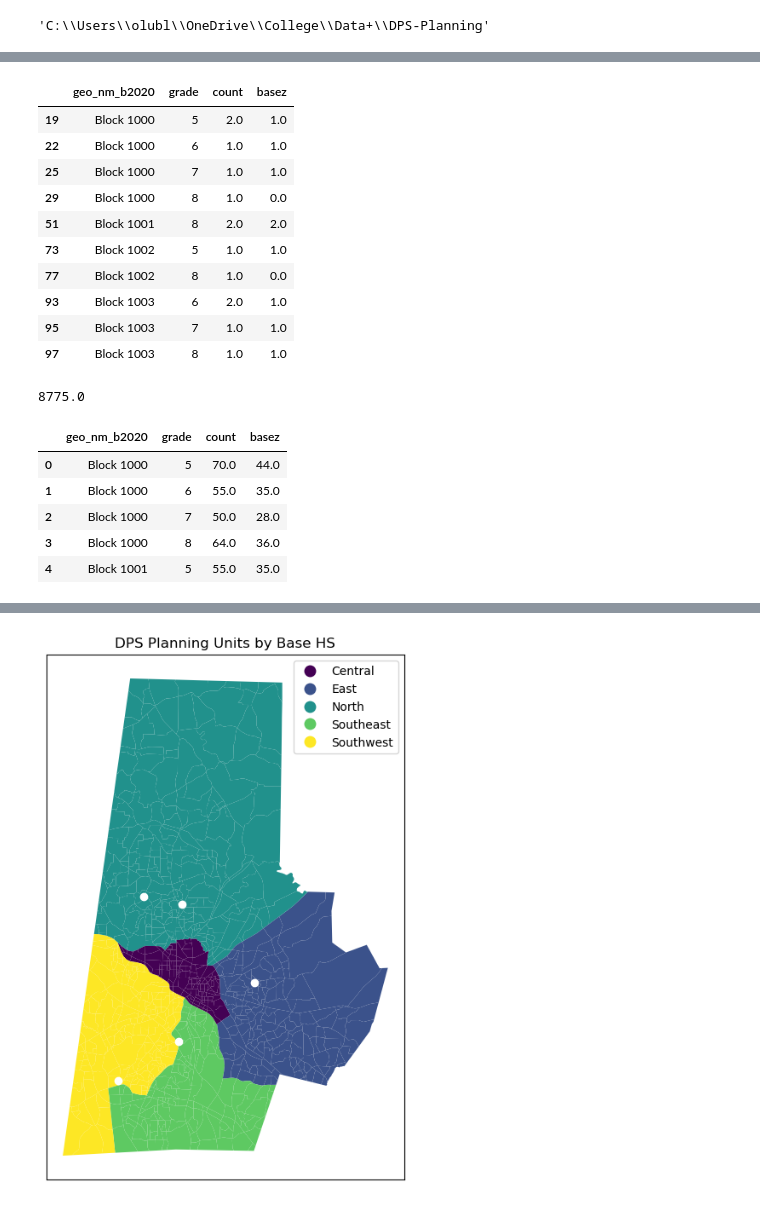
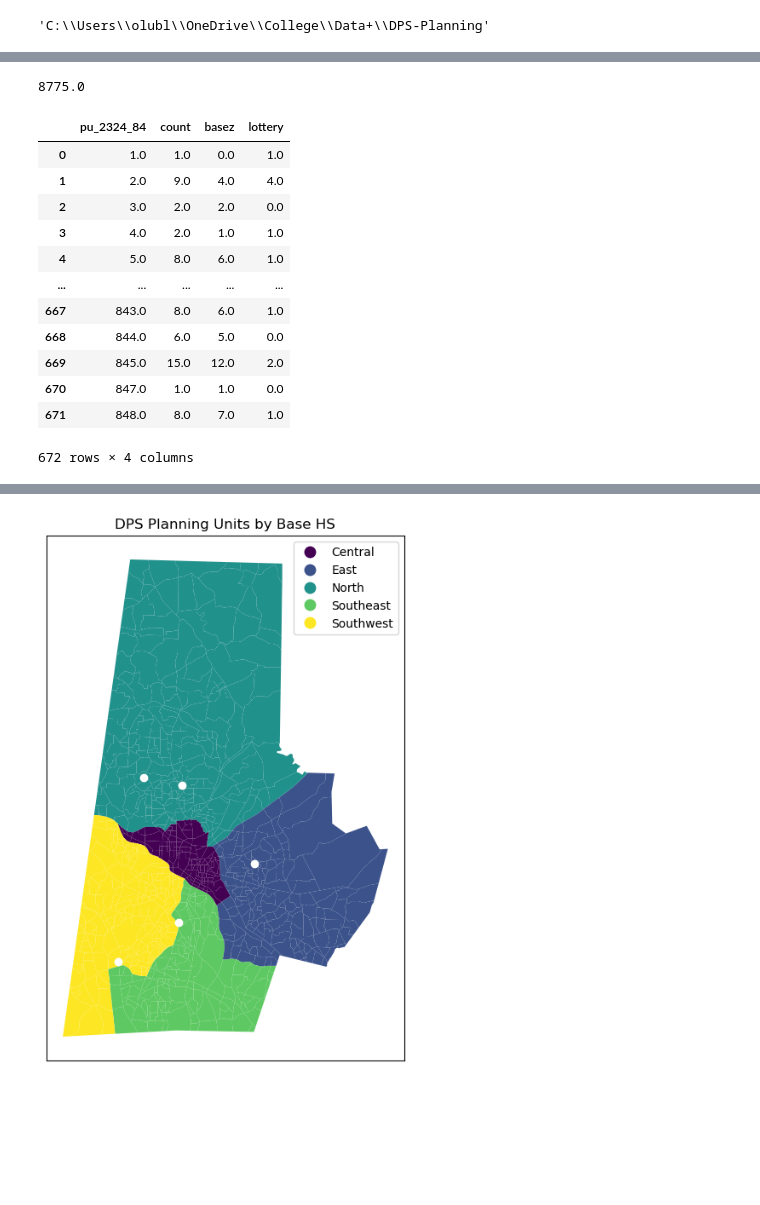
Before and after one commit to olublin/DPS-Planning, a Jupyter notebook: Base_Projection.ipynb, the cells around one changed output, grey strips where cells are left out. Drawn from its saved outputs; the diff is of its cells as text; code cells hidden in the pictures; blank space fills up the shorter version.

```diff
--- a/Base_Projection.ipynb
+++ b/Base_Projection.ipynb
@@ -12,8 +12,9 @@ os.getcwd()
 'C:\\Users\\olubl\\OneDrive\\College\\Data+\\DPS-Planning'
 # %%
 #loading in the current enrollment for only the 2024-25 school year
-current_enrollment = pd.read_csv(r'C:\\Users\\olubl\\OneDrive\\College\\Data+\\DPS-Planning\DPS_count_pu_grades.csv')
+current_enrollment = pd.read_csv(r'C:\\Users\\olubl\\OneDrive\\College\\Data+\\DPS-Planning\\marketshare_output_pu_2324_848_gr_2021_2425_long.csv')
 current_enrollment_2024 = current_enrollment[current_enrollment['year_str']=='2024-2025']
 current_enrollment_2024.head()
+current_enrollment_2024 = current_enrollment_2024.rename(columns = {'pu_2324_848':'pu_2324_84'})
 
 #current_enrollment['geo_id_b2020'].unique()
@@ -27,20 +21,7 @@ current_enrollment_2024.head()
 # %%
 #now we want to only show the 5th, 6th, 7th, and 8th grade - the grades that will be in high school in 2028-29
-mask = current_enrollment['grade'].isin([5,6,7,8])
-hs_2028 = current_enrollment_2024[mask].dropna()
-hs_2028 = hs_2028.drop(columns=['fall_year','spring_year','year_str','geo_id_b2020'])
-hs_2028.head(10)
+mask = current_enrollment_2024['grade'].isin([5,6,7,8])
+hs_2028 = current_enrollment_2024[mask]
+hs_2028 = hs_2028[['pu_2324_84','grade','year_str','count','basez','lottery']]
-# %% [output]
-|  | geo_nm_b2020 | grade | count | basez |
-| 19 | Block 1000 | 5 | 2.0 | 1.0 |
-| 22 | Block 1000 | 6 | 1.0 | 1.0 |
-| 25 | Block 1000 | 7 | 1.0 | 1.0 |
-| 29 | Block 1000 | 8 | 1.0 | 0.0 |
-| 51 | Block 1001 | 8 | 2.0 | 2.0 |
-| 73 | Block 1002 | 5 | 1.0 | 1.0 |
-| 77 | Block 1002 | 8 | 1.0 | 0.0 |
-| 93 | Block 1003 | 6 | 2.0 | 1.0 |
-| 95 | Block 1003 | 7 | 1.0 | 1.0 |
-| 97 | Block 1003 | 8 | 1.0 | 1.0 |
 # %%
 #merging identical rows to get student counts by block and grade
@@ -51,15 +31,22 @@ hs_2028[hs_2028['grade'].isin(ms)]['count'].sum()  #there are this many dps stud
 # %% [output]
 8775.0
-# %%
-hs_2028.head()
-#now use marketshare for projections
-# %% [output]
-|  | geo_nm_b2020 | grade | count | basez |
-| 0 | Block 1000 | 5 | 70.0 | 44.0 |
-| 1 | Block 1000 | 6 | 55.0 | 35.0 |
-| 2 | Block 1000 | 7 | 50.0 | 28.0 |
-| 3 | Block 1000 | 8 | 64.0 | 36.0 |
-| 4 | Block 1001 | 5 | 55.0 | 35.0 |
+# %%
+hs_2028_by_pu = hs_2028.groupby(by='pu_2324_84',as_index=False)[['count','basez','lottery']].sum()
+hs_2028_by_pu
+# %% [output]
+|  | pu_2324_84 | count | basez | lottery |
+| 0 | 1.0 | 1.0 | 0.0 | 1.0 |
+| 1 | 2.0 | 9.0 | 4.0 | 4.0 |
+| 2 | 3.0 | 2.0 | 2.0 | 0.0 |
+| 3 | 4.0 | 2.0 | 1.0 | 1.0 |
+| 4 | 5.0 | 8.0 | 6.0 | 1.0 |
+| ... | ... | ... | ... | ... |
+| 667 | 843.0 | 8.0 | 6.0 | 1.0 |
+| 668 | 844.0 | 6.0 | 5.0 | 0.0 |
+| 669 | 845.0 | 15.0 | 12.0 | 2.0 |
+| 670 | 847.0 | 1.0 | 1.0 | 0.0 |
+| 671 | 848.0 | 8.0 | 7.0 | 1.0 |
+672 rows × 4 columns
 # %%
 #read in the planning units and their centroids
 dps_pu = gpd.read_file(r'C:\\Users\\olubl\\OneDrive\\College\\Data+\\DPS-Planning\PU_2425_918\PU_2425_918.shp')
```
Also changed, not shown: parts of 4 cells of this notebook.
